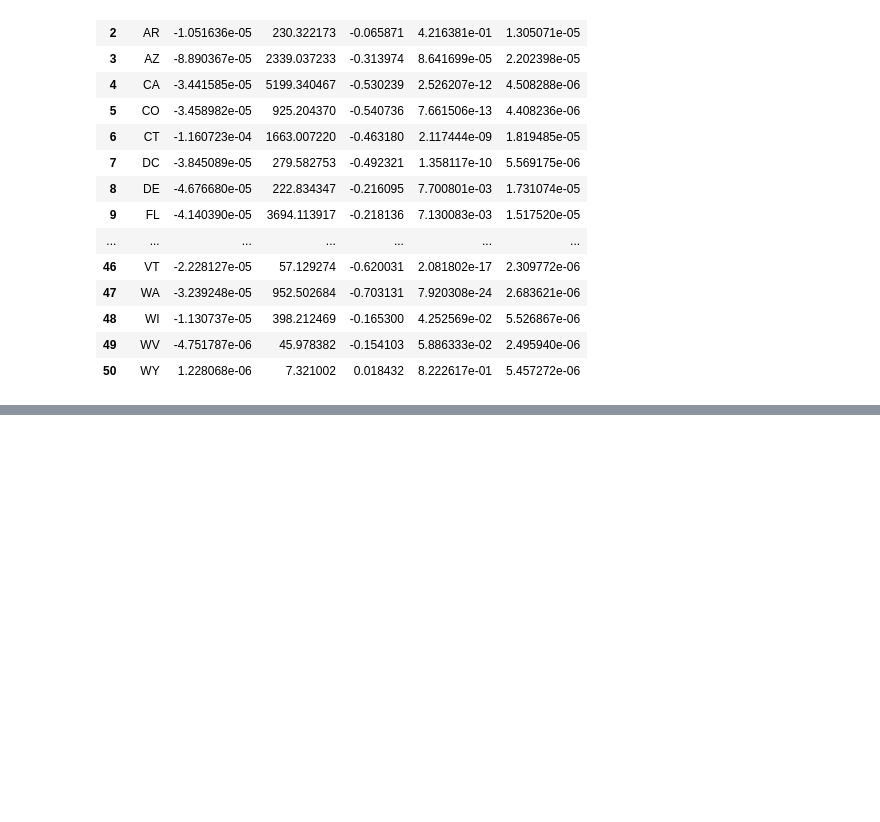
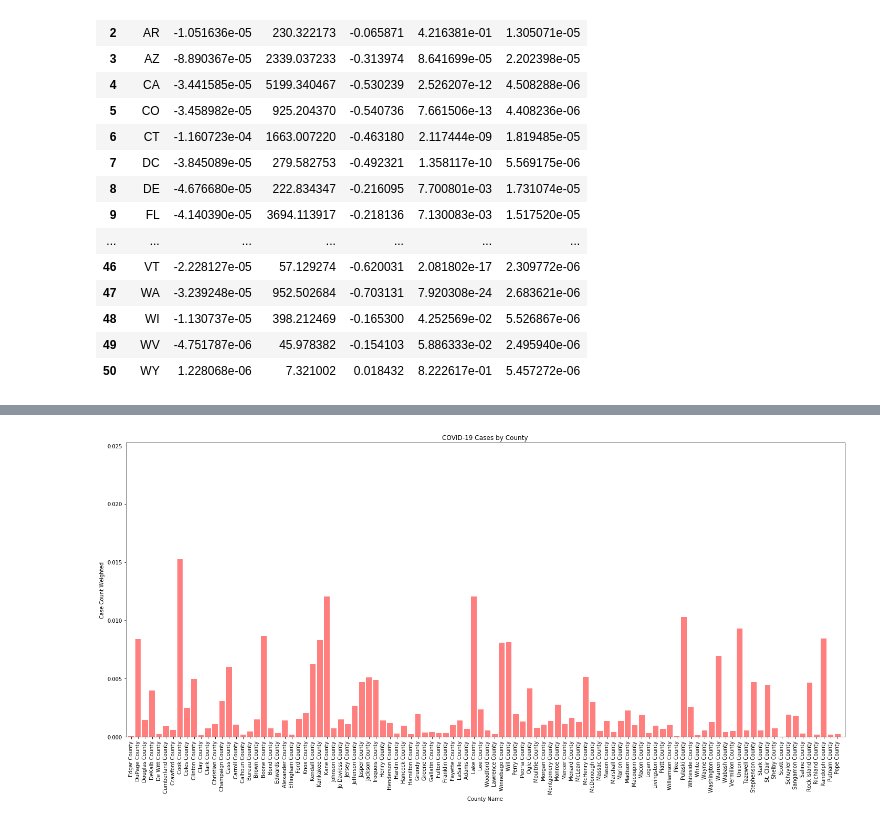
Before and after one commit to rew0809/TravelData_Project, a Jupyter notebook: DataAnalysis.ipynb, the cells around one changed output, grey strips where cells are left out. Cells and saved outputs as stored; diff of their text form; code cells hidden in the pictures; blank space fills up the shorter version.

```diff
--- a/DataAnalysis.ipynb
+++ b/DataAnalysis.ipynb
@@ -73,0 +139,2 @@ summary_df.to_csv('summaryStats_df.csv')
+# %%
+illinois_single_day_df["weighted_case_count"] = illinois_single_day_df["Number of cases"]/illinois_single_day_df["POPESTIMATE2019"]
@@ -73,0 +163,14 @@ summary_df.to_csv('summaryStats_df.csv')
+# %%
+# Create a list indicating where to write x labels and set figure size to adjust for space
+plt.figure(figsize=(20,10))
+plt.bar(x_axis, illinois_single_day_df["weighted_case_count"], color='r', alpha=0.5, align="center")
+plt.xticks(tick_locations, illinois_single_day_df["County Name"], rotation="vertical")
+plt.xlim(-0.75, len(x_axis))
+plt.ylim(0, max(illinois_single_day_df["weighted_case_count"])+.01)
+plt.title("COVID-19 Cases by County")
+plt.xlabel("County Name")
+plt.ylabel("Case Count Weighted")
+plt.tight_layout()
+plt.show()
+# %% [output]
+[figure, added]
```
Also changed, not shown: parts of 17 cells of this notebook.
